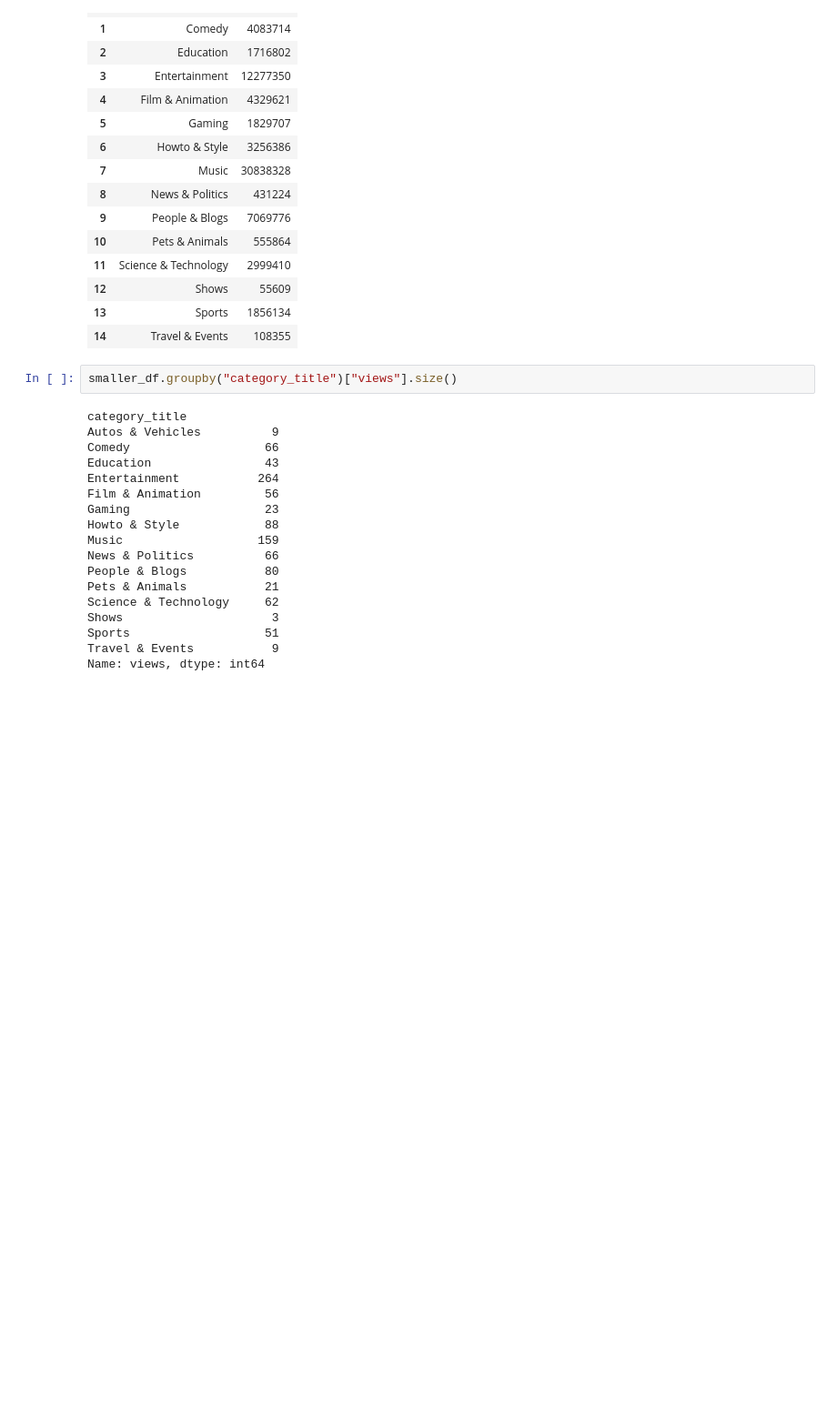
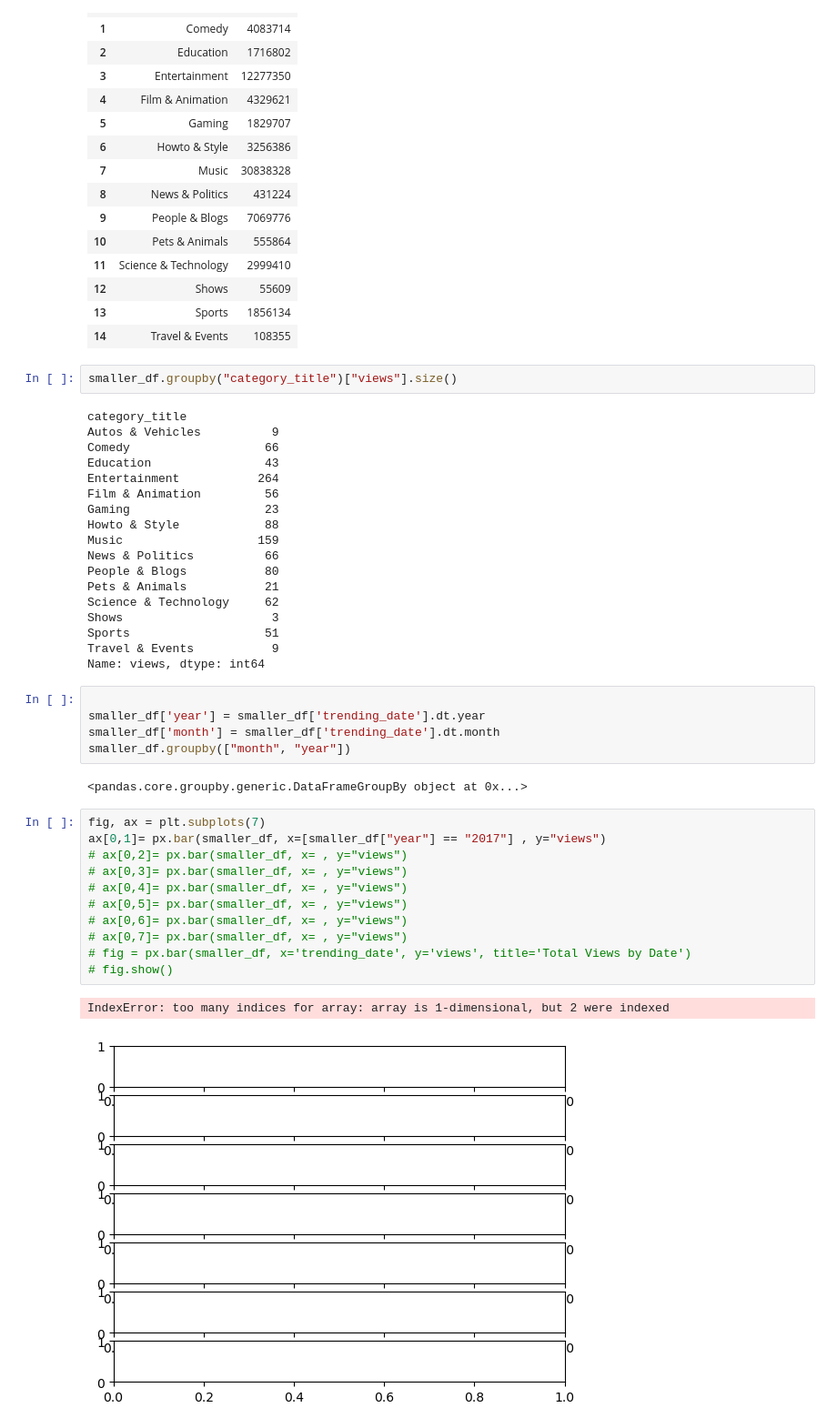
Before and after one commit to DarGo17/youtube, a Jupyter notebook: YouTube Assignmnet.ipynb, the cells around one changed output. Shown at 91% size. Saved outputs shown, nothing was run; the diff lists cells and outputs as text; blank space fills up the shorter version.

```diff
--- a/YouTube Assignmnet.ipynb
+++ b/YouTube Assignmnet.ipynb
@@ -289,3 +289,24 @@ Shows                     3
 Sports                   51
 Travel & Events           9
 Name: views, dtype: int64
+# %%
+
+smaller_df['year'] = smaller_df['trending_date'].dt.year
+smaller_df['month'] = smaller_df['trending_date'].dt.month
+smaller_df.groupby(["month", "year"])
+# %% [output]
+<pandas.core.groupby.generic.DataFrameGroupBy object at 0x...>
+# %%
+fig, ax = plt.subplots(7)
+ax[0,1]= px.bar(smaller_df, x=[smaller_df["year"] == "2017"] , y="views")
+# ax[0,2]= px.bar(smaller_df, x= , y="views")
+# ax[0,3]= px.bar(smaller_df, x= , y="views")
+# ax[0,4]= px.bar(smaller_df, x= , y="views")
+# ax[0,5]= px.bar(smaller_df, x= , y="views")
+# ax[0,6]= px.bar(smaller_df, x= , y="views")
+# ax[0,7]= px.bar(smaller_df, x= , y="views")
+# fig = px.bar(smaller_df, x='trending_date', y='views', title='Total Views by Date')
+# fig.show()
+# %% [output]
+IndexError: too many indices for array: array is 1-dimensional, but 2 were indexed
+[figure, added]
```
Also changed, not shown: parts of 2 cells of this notebook.
